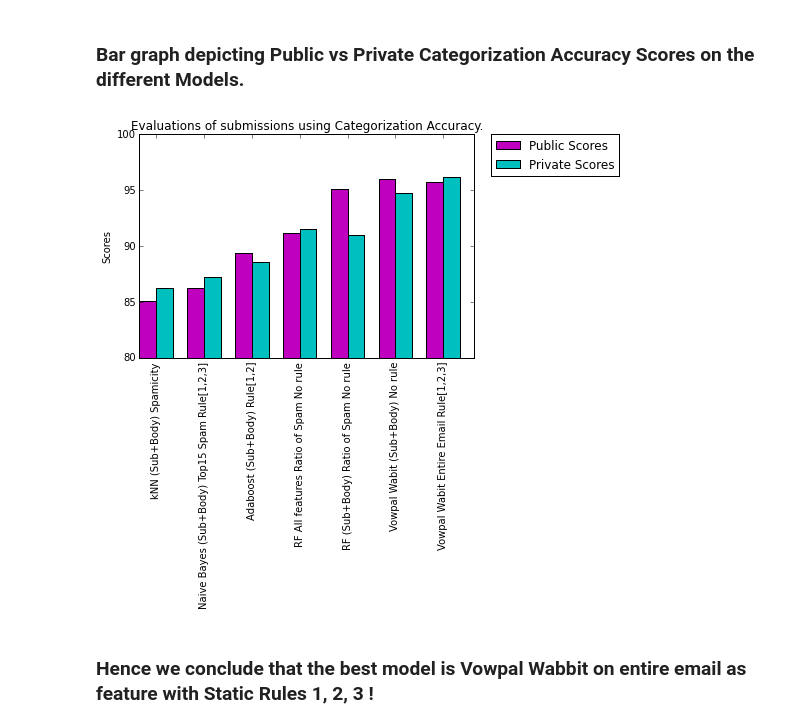
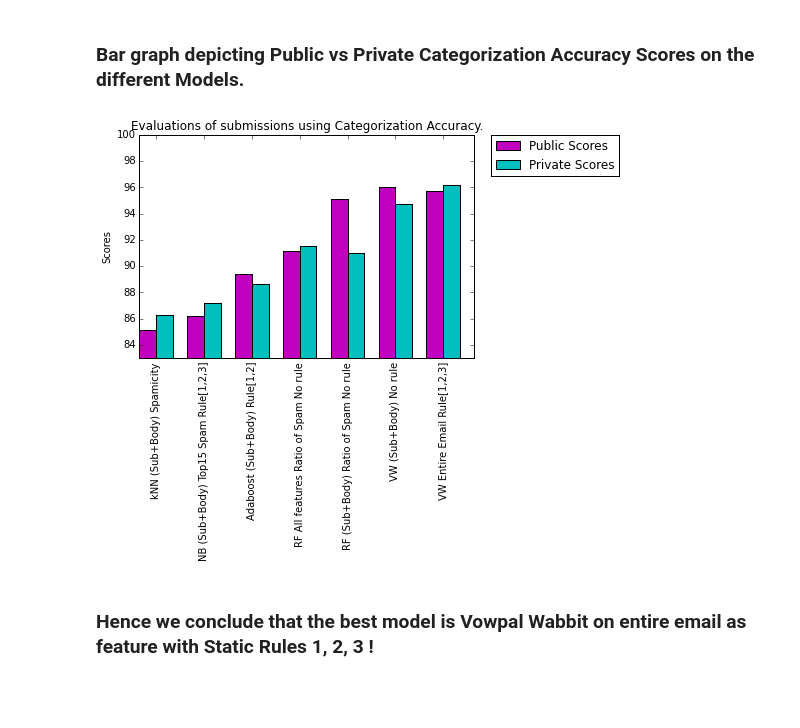
Before and after one commit to nehgu/Anomaly-Detection, a Jupyter notebook: Challenges/Spam Filtering Challenge 4/Spam_Filtering_Challenge_4.ipynb, the cells around one changed output. Saved outputs shown, nothing was run; the diff lists cells and outputs as text; code cells hidden in the pictures; blank space fills up the shorter version.

Commit message:
Added plots to Ppt & change in Kaggle score plot code.

```diff
--- a/Challenges/Spam Filtering Challenge 4/Spam_Filtering_Challenge_4.ipynb
+++ b/Challenges/Spam Filtering Challenge 4/Spam_Filtering_Challenge_4.ipynb
@@ -2760,39 +2760,39 @@ import matplotlib.pyplot as plt
 N = 7
 publicScore = (85.104, 86.224, 89.368, 91.141, 95.107, 96.017, 95.743)
 privateScore = (86.247, 87.185, 88.609, 91.566, 91.019, 94.743, 96.166,)
-modelNames = ('kNN (Sub+Body) Spamicity', 'Naive Bayes (Sub+Body) Top15 Spam Rule[1,2,3]', 'Adaboost (Sub+Body) Rule[1,2]', 'RF All features Ratio of Spam No rule', 'RF (Sub+Body) Ratio of Spam No rule', 'Vowpal Wabit (Sub+Body) No rule', 'Vowpal Wabit Entire Email Rule[1,2,3]')
+modelNames = ('kNN (Sub+Body) Spamicity', 'NB (Sub+Body) Top15 Spam Rule[1,2,3]', 'Adaboost (Sub+Body) Rule[1,2]', 'RF All features Ratio of Spam No rule', 'RF (Sub+Body) Ratio of Spam No rule', 'VW (Sub+Body) No rule', 'VW Entire Email Rule[1,2,3]')
 
 ind = np.arange(N)  # the x locations for the groups
 width = 0.35       # the width of the bars
 
 fig, ax = plt.subplots()
 rects1 = ax.bar(ind, publicScore, width, color='m')
 
 rects2 = ax.bar(ind + width, privateScore, width, color='c')
 
 # add some text for labels, title and axes ticks
 ax.set_ylabel('Scores')
 ax.set_title('Evaluations of submissions using Categorization Accuracy.')
 ax.set_xticks(ind + width)
 ax.set_xticklabels(modelNames,  rotation='vertical')
-ax.set_ylim(80,100)
+ax.set_ylim(83,100)
 
 # def autolabel(rects):
 #     # attach some text labels
 #     for rect in rects:
 #         height = rect.get_height()
 #         ax.text(rect.get_x() + rect.get_width()/2., 1.05*height,
 #                 '%d' % int(height),
 #                 ha='center', va='bottom')
 
 # autolabel(rects1)
 # autolabel(rects2)
 
 # Place a legend to the right of this smaller figure.
 ax.legend((rects1[0], rects2[0]), ('Public Scores', 'Private Scores'), bbox_to_anchor=(1.05, 1), loc=2, borderaxespad=0.)
 
 plt.show()
 # %% [output]
-[figure, old version]
+[figure, new version]
 # %% [markdown]
 ### Hence we conclude that the best model is Vowpal Wabbit on entire email as feature with Static Rules 1, 2, 3 !
```
Also changed, not shown: 1 other file.
